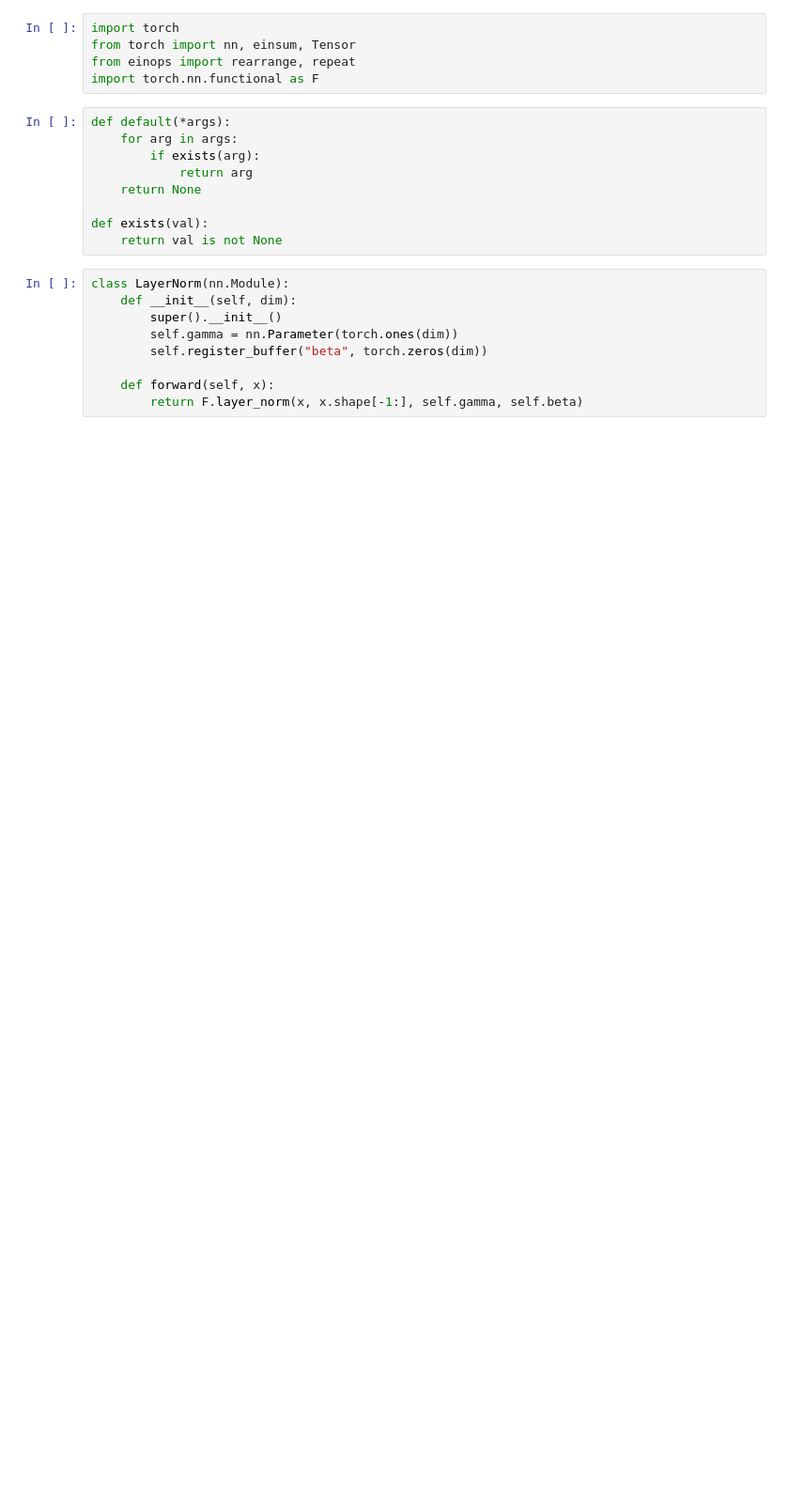
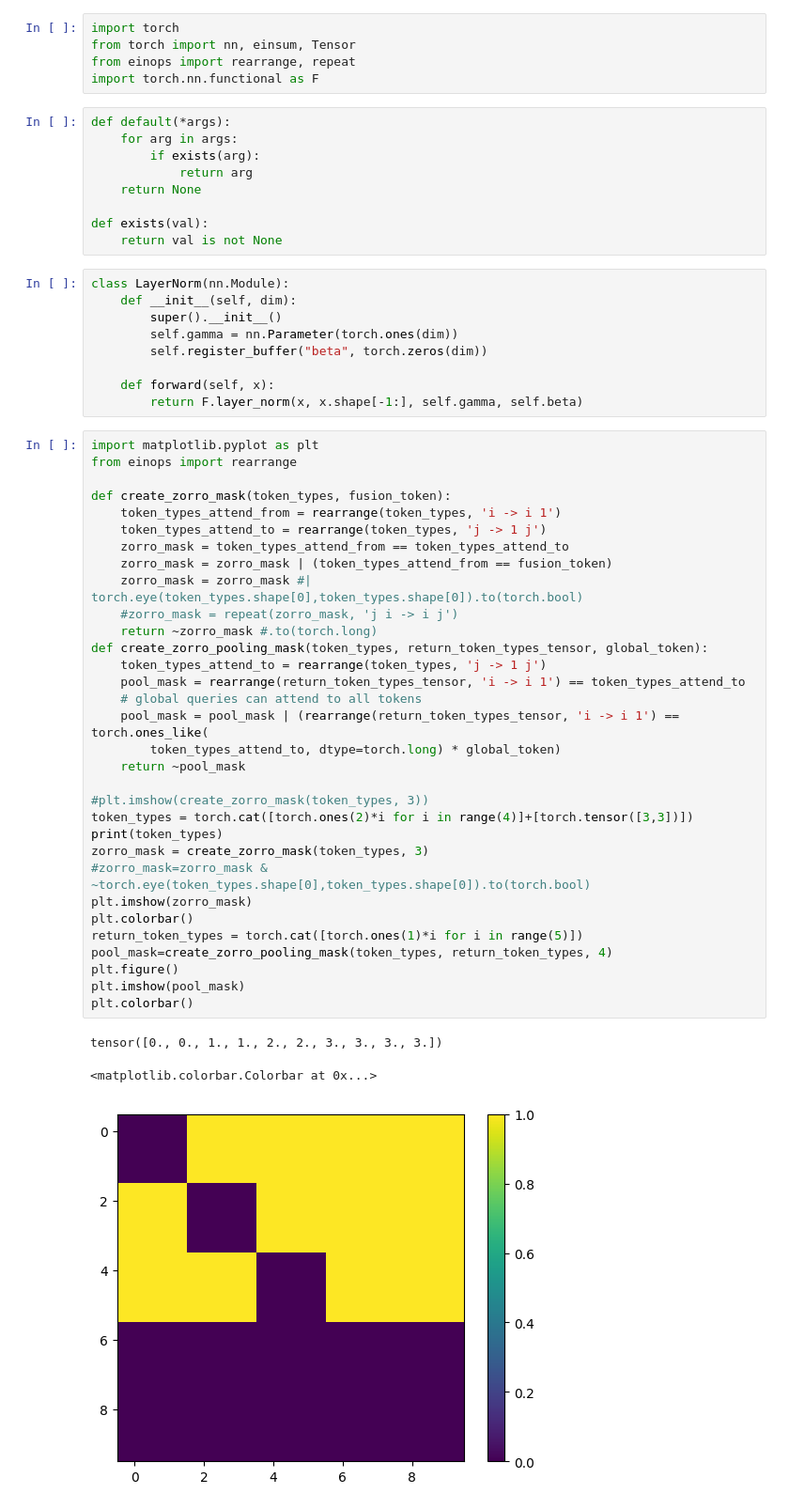
Before and after one commit to josiahbjorgaard/mca-paper, a Jupyter notebook: Notebooks/AttentionPrototyping.ipynb, the cells around one changed output. Shown at 94% size. Cells and saved outputs as stored; diff of their text form; blank space fills up the shorter version.

```diff
--- a/Notebooks/AttentionPrototyping.ipynb
+++ b/Notebooks/AttentionPrototyping.ipynb
@@ -21,3 +21,39 @@ class LayerNorm(nn.Module):
 
     def forward(self, x):
         return F.layer_norm(x, x.shape[-1:], self.gamma, self.beta)
+# %%
+import matplotlib.pyplot as plt
+from einops import rearrange
+
+def create_zorro_mask(token_types, fusion_token):
+    token_types_attend_from = rearrange(token_types, 'i -> i 1')
+    token_types_attend_to = rearrange(token_types, 'j -> 1 j')
+    zorro_mask = token_types_attend_from == token_types_attend_to
+    zorro_mask = zorro_mask | (token_types_attend_from == fusion_token)
+    zorro_mask = zorro_mask #| torch.eye(token_types.shape[0],token_types.shape[0]).to(torch.bool)
+    #zorro_mask = repeat(zorro_mask, 'j i -> i j')
+    return ~zorro_mask #.to(torch.long)
+def create_zorro_pooling_mask(token_types, return_token_types_tensor, global_token):
+    token_types_attend_to = rearrange(token_types, 'j -> 1 j')
+    pool_mask = rearrange(return_token_types_tensor, 'i -> i 1') == token_types_attend_to
+    # global queries can attend to all tokens
+    pool_mask = pool_mask | (rearrange(return_token_types_tensor, 'i -> i 1') == torch.ones_like(
+        token_types_attend_to, dtype=torch.long) * global_token)
+    return ~pool_mask
+
+#plt.imshow(create_zorro_mask(token_types, 3))
+token_types = torch.cat([torch.ones(2)*i for i in range(4)]+[torch.tensor([3,3])])
+print(token_types)
+zorro_mask = create_zorro_mask(token_types, 3)
+#zorro_mask=zorro_mask & ~torch.eye(token_types.shape[0],token_types.shape[0]).to(torch.bool)
+plt.imshow(zorro_mask)
+plt.colorbar()
+return_token_types = torch.cat([torch.ones(1)*i for i in range(5)])
+pool_mask=create_zorro_pooling_mask(token_types, return_token_types, 4)
+plt.figure()
+plt.imshow(pool_mask)
+plt.colorbar()
+# %% [output]
+tensor([0., 0., 1., 1., 2., 2., 3., 3., 3., 3.])
+<matplotlib.colorbar.Colorbar at 0x...>
+[figure, added]
```
Also changed, not shown: parts of 25 cells of this notebook, 2 other files.
